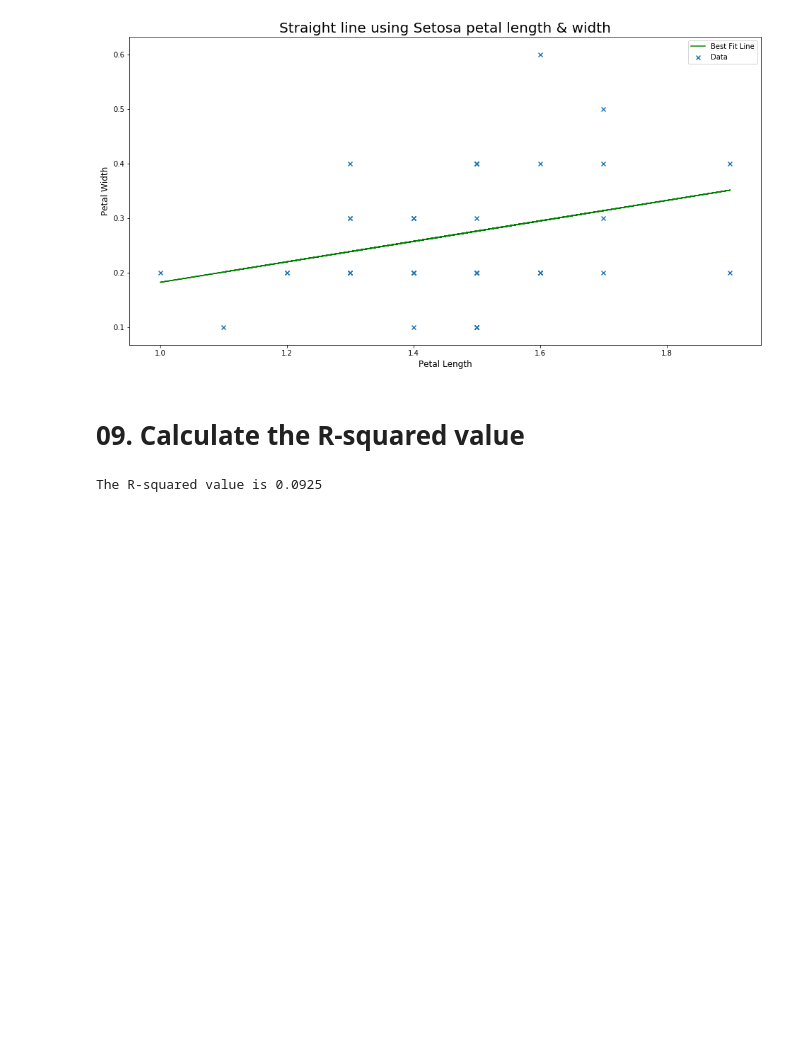
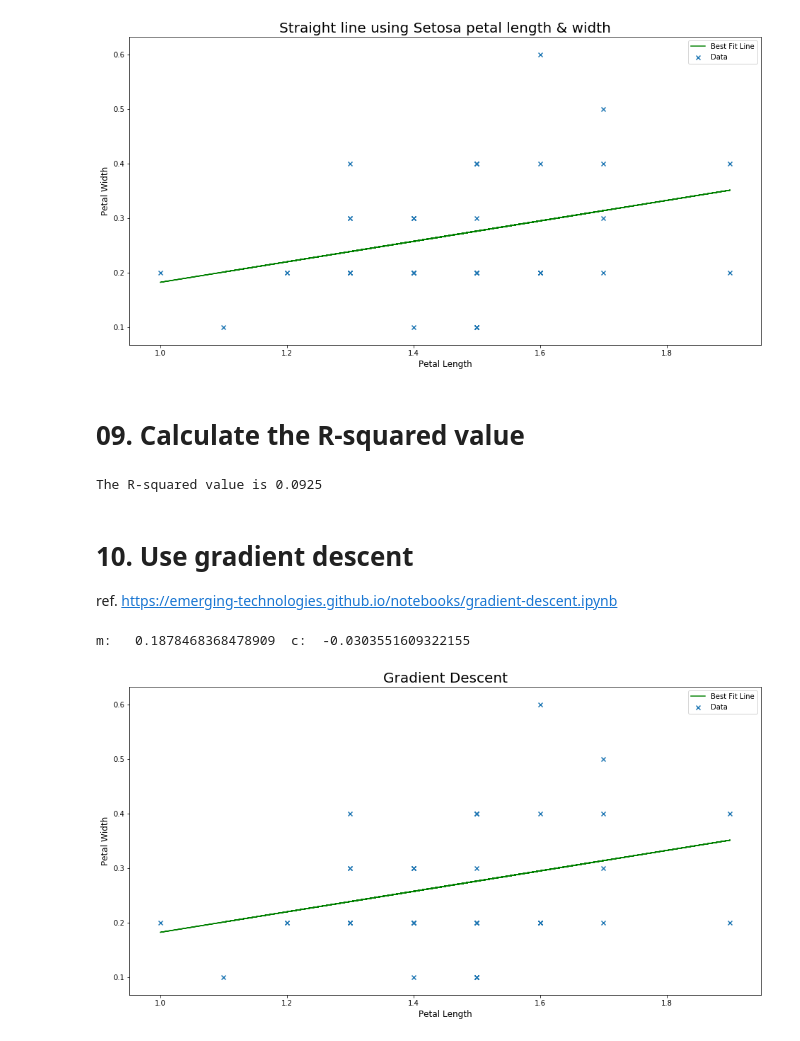
Before and after one commit to RicardsGraudins/Iris-Flower-Data-Set, a Jupyter notebook: Iris.ipynb, the cells around one changed output. Cells and saved outputs as stored; diff of their text form; code cells hidden in the pictures; blank space fills up the shorter version.

```diff
--- a/Iris.ipynb
+++ b/Iris.ipynb
@@ -169,3 +171,40 @@ print("The R-squared value is %6.4f" % rsq)
 #print("The R-squared value is %6.4f" % rsq)
 # %% [output]
 The R-squared value is 0.0925
+# %% [markdown]
+# 10. Use gradient descent
+ref. https://emerging-technologies.github.io/notebooks/gradient-descent.ipynb
+# %%
+def grad_m(x, y, m, c):
+  return -2.0 * np.sum(x * (y - m * x - c))
+
+def grad_c(x, y, m , c):
+  return -2.0 * np.sum(y - m * x - c)
+
+eta = 0.0001
+m, c = 1.0, 1.0
+change = True
+
+while change:
+  mnew = m - eta * grad_m(setosaLength, setosaWidth, m, c)
+  cnew = c - eta * grad_c(setosaLength, setosaWidth, m, c)
+  if m == mnew and c == cnew:
+    change = False
+  else:
+    m, c = mnew, cnew
+
+print("m: %20.16f  c: %20.16f" % (m, c))
+# %% [output]
+m:   0.1878468368478909  c:  -0.0303551609322155
+# %%
+pl.rcParams['figure.figsize'] = (16, 8)
+pl.title("Gradient Descent", fontsize=20)
+pl.xlabel("Petal Length", fontsize = 12)
+pl.ylabel("Petal Width", fontsize = 12)
+
+pl.scatter(setosaLength, setosaWidth, marker='x', label='Data')
+pl.plot(setosaLength, y, 'g', label='Best Fit Line')
+pl.legend()
+pl.show()
+# %% [output]
+[figure, added]
```
Also changed, not shown: parts of 1 cell of this notebook.
